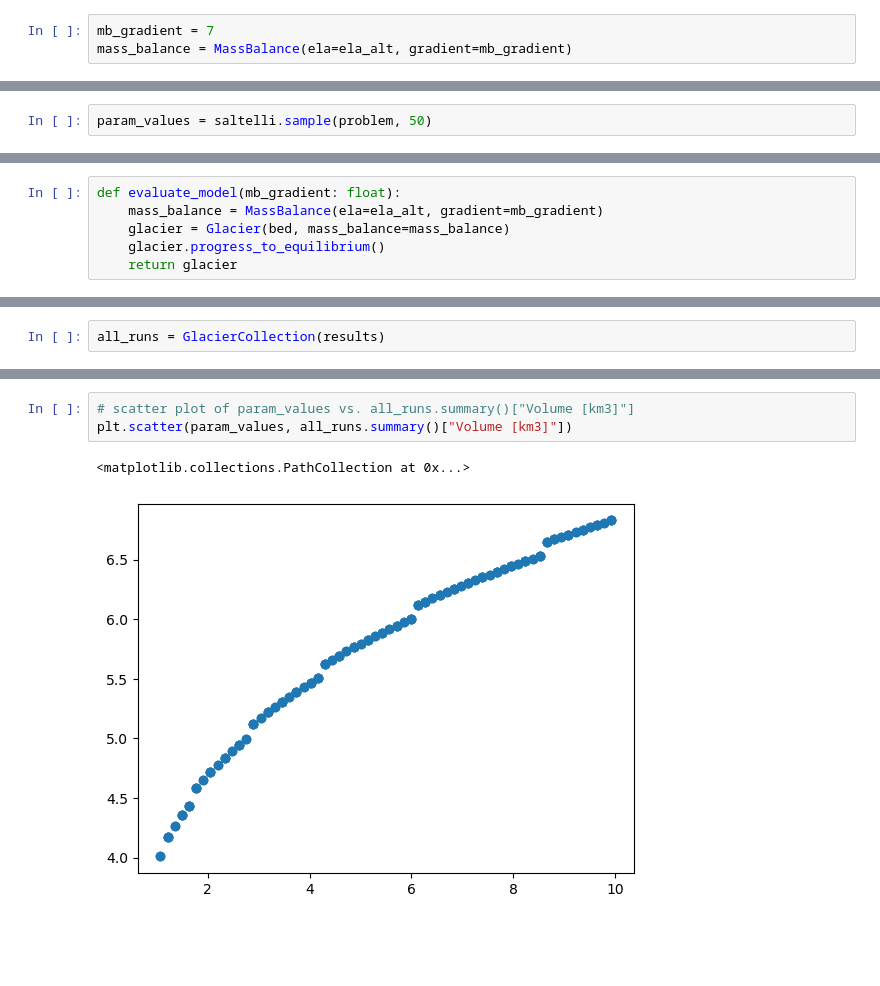
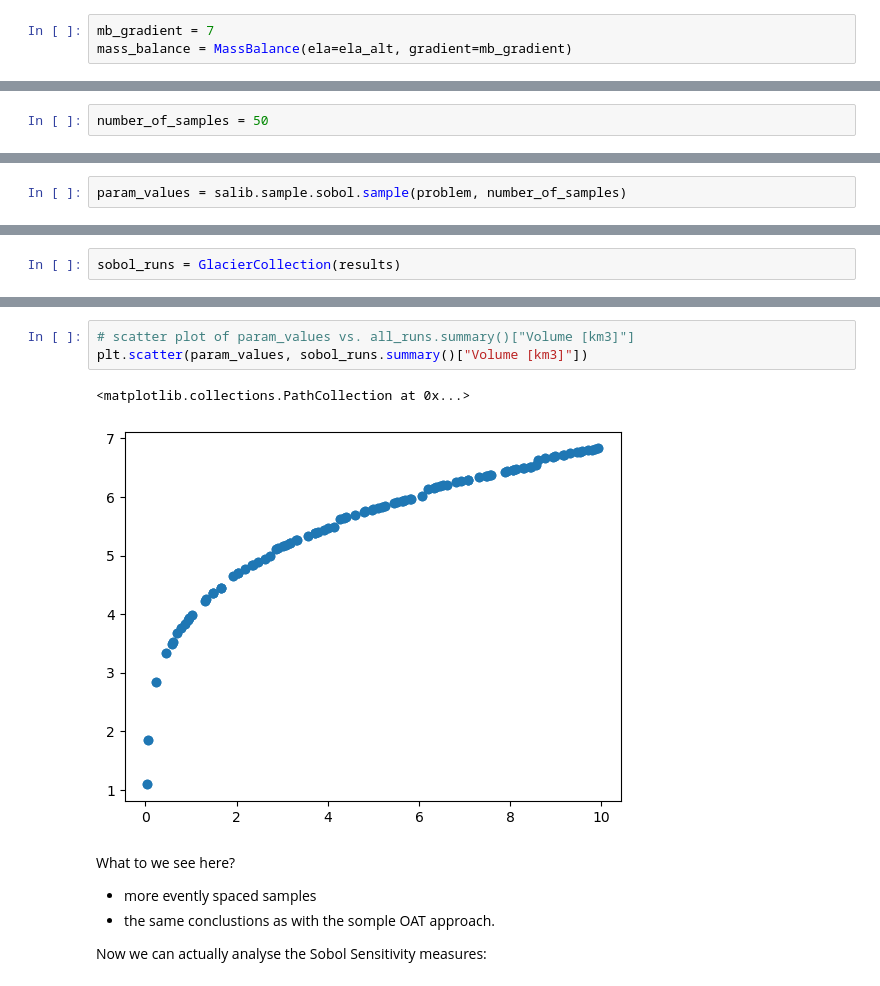
Before and after one commit to tgoelles/Modellieren-in-der-Physischen-Geographie, a Jupyter notebook: 05_sensitivity_validation.ipynb, the cells around one changed output, grey strips where cells are left out. Saved outputs shown, nothing was run; the diff lists cells and outputs as text; blank space fills up the shorter version.

Commit message:
added SOBOL

```diff
--- a/05_sensitivity_validation.ipynb
+++ b/05_sensitivity_validation.ipynb
@@ -42,0 +202,2 @@ problem = {"num_vars": 1, "names": ["mb_gradient"], "bounds": [[1, 10]]}
+# %%
+number_of_samples = 50
@@ -43,2 +206,2 @@ problem = {"num_vars": 1, "names": ["mb_gradient"], "bounds": [[1, 10]]}
 # %%
-param_values = saltelli.sample(problem, 50)
+param_values = salib.sample.sobol.sample(problem, number_of_samples)
@@ -69,6 +227,0 @@ array([[1.2109375],
-# %%
-def evaluate_model(mb_gradient: float):
-    mass_balance = MassBalance(ela=ela_alt, gradient=mb_gradient)
-    glacier = Glacier(bed, mass_balance=mass_balance)
-    glacier.progress_to_equilibrium()
-    return glacier
@@ -100,2 +256,2 @@ Done with mb_gradient: 8.6640625
 # %%
-all_runs = GlacierCollection(results)
+sobol_runs = GlacierCollection(results)
@@ -135,7 +258,14 @@ Name: Volume [km3], Length: 200, dtype: float64
 # %%
 # scatter plot of param_values vs. all_runs.summary()["Volume [km3]"]
-plt.scatter(param_values, all_runs.summary()["Volume [km3]"])
+plt.scatter(param_values, sobol_runs.summary()["Volume [km3]"])
 # %% [output]
 <matplotlib.collections.PathCollection at 0x...>
-[figure, old version]
+[figure, new version]
+# %% [markdown]
+What to we see here?
+
+* more evently spaced samples
+* the same conclustions as with the somple OAT approach.
+
+Now we can actually analyse the Sobol Sensitivity measures:
 # %%
```
Also changed, not shown: parts of 41 cells of this notebook.
